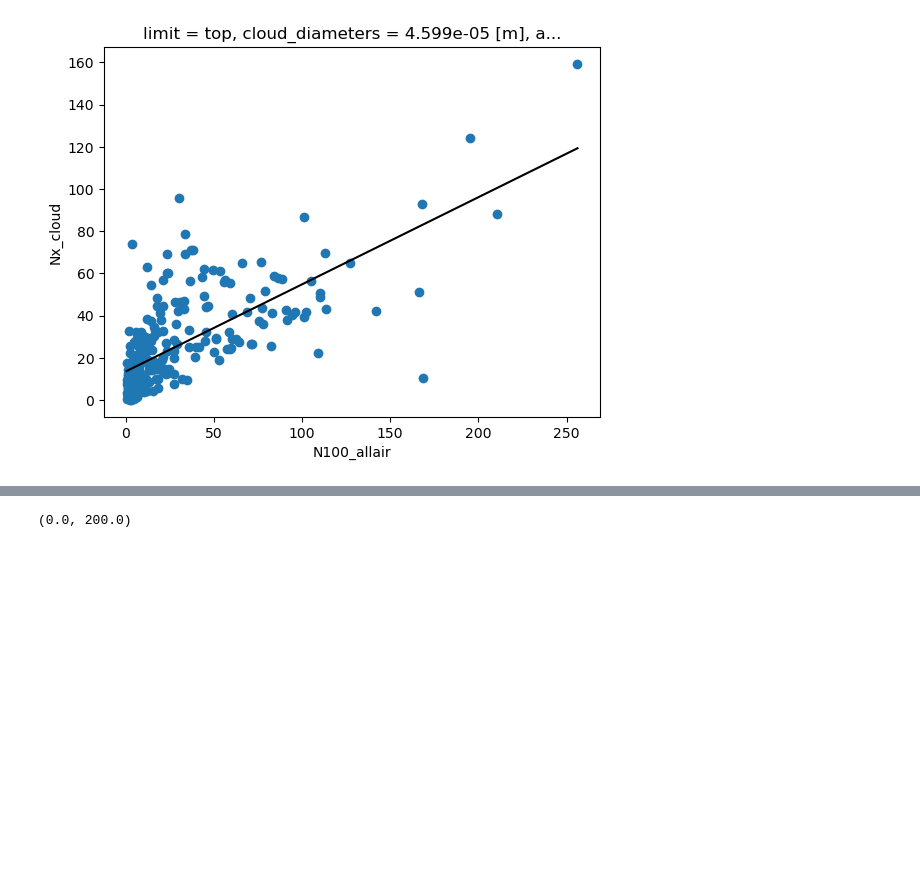
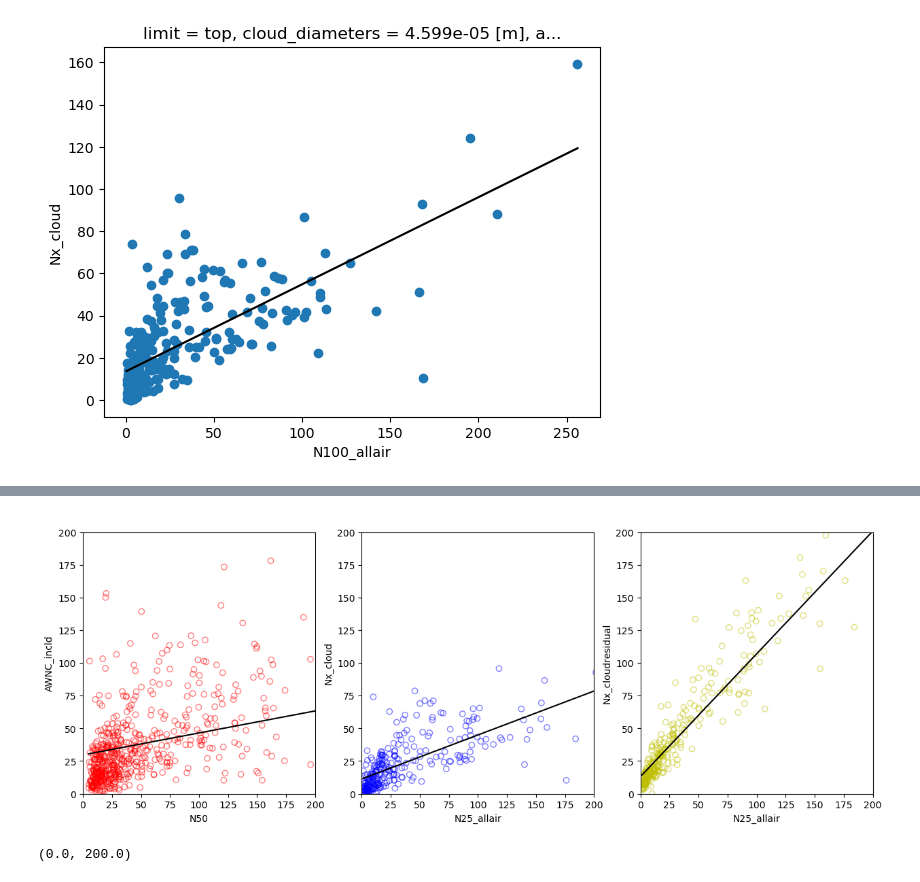
Before and after one commit to eScience-course/-Tjaernoe2022-group1, a Jupyter notebook: notebooks/Ingvild/NorESMatZeppelin.ipynb, the cells around one changed output, grey strips where cells are left out. Cells and saved outputs as stored; diff of their text form; code cells hidden in the pictures; blank space fills up the shorter version.

```diff
--- a/notebooks/Ingvild/NorESMatZeppelin.ipynb
+++ b/notebooks/Ingvild/NorESMatZeppelin.ipynb
@@ -487,6 +511,7 @@ N50_allair=compute_Nx_ebas_cleaned(data1_cl_mask,x=50e-9, var_diam = 'aerosol_di
 
 N100_allair_daily = N100_allair.resample(time='D').mean()
 N50_allair_daily = N50_allair.resample(time='D').mean()
+N25_allair_daily = N50_allair.resample(time='D').mean()
 Nx_cloud_daily = Nx_cloud.resample(time='D').mean()
 Nx_cloudresidual_daily = Nx_cloudresidual.resample(time='D').mean()
 ds_daily = ds.resample(time='D').mean()
@@ -495,3 +520,11 @@ ds_daily = ds.resample(time='D').mean()
 
 N100_daily = xr.merge([Nx_cloud_daily.rename('Nx_cloud'), N100_allair_daily.rename('N100_allair'), Nx_cloudresidual_daily.rename('Nx_cloudresidual')])
 N50_daily = xr.merge([Nx_cloud_daily.rename('Nx_cloud'), N50_allair_daily.rename('N50_allair'), Nx_cloudresidual_daily.rename('Nx_cloudresidual')])
+N25_daily = xr.merge([Nx_cloud_daily.rename('Nx_cloud'), N25_allair_daily.rename('N25_allair'), Nx_cloudresidual_daily.rename('Nx_cloudresidual')])
+
+#Extracting time series common for obs and model: 2015-11-27 - 2018-01-02
+
+N100_daily.sel(time=slice('2015-11-27','2018-01-02'))
+N50_daily.sel(time=slice('2015-11-27','2018-01-02'))
+N25_daily.sel(time=slice('2015-11-27','2018-01-02'))
+ds_daily.sel(time=slice('2015-11-27','2018-01-02'))
@@ -580,3 +737,40 @@ for ax in axs:
+# %%
+fig, axs = plt.subplots(1,3, figsize=(15,5))
+
+#-------------------------------------------------------------------
+ds_nonan.plot.scatter('N50', 'AWNC_incld', alpha=.5, edgecolor='r',facecolor='None', marker='o', ax = axs[0])
+
+z0 = np.polyfit(ds_nonan['N50'], ds_nonan['AWNC_incld'],1)
+p0 = np.poly1d(z0)
+x0=np.linspace(ds_nonan['N50'].min(), ds_nonan['N50'].max())
+axs[0].plot(x0, p0(x0), c='k')
+
+#-------------------------------------------------------------------
+N25_daily_nonan.plot.scatter('N25_allair', 'Nx_cloud', alpha=.5, edgecolor='b',facecolor='None', marker='o', ax=axs[1])
+
+z1 = np.polyfit(N25_daily_nonan['N25_allair'], N25_daily_nonan['Nx_cloud'],1)
+p1 = np.poly1d(z1)
+x1=np.linspace(N25_daily_nonan['N25_allair'].min(), N25_daily_nonan['N25_allair'].max())
+axs[1].plot(x1, p1(x1), c='k')
+
+
+#-----------------------------------------------------------------------
+N25_daily_nonan.plot.scatter('N25_allair', 'Nx_cloudresidual', alpha=.5, edgecolor='y',facecolor='None', marker='o', ax=axs[2])
+
+z2 = np.polyfit(N25_daily_nonan['N25_allair'], N25_daily_nonan['Nx_cloudresidual'],1)
+p2 = np.poly1d(z2)
+x2=np.linspace(N25_daily_nonan['N25_allair'].min(), N25_daily_nonan['N25_allair'].max())
+axs[2].plot(x2, p2(x2), c='k')
+
+
+
+
+for ax in axs:
+    ax.set_xlim([0,200])
+    ax.set_ylim([0,200])
+    ax.set_title(' ')
+# %% [output]
+[figure, added]
 # %%
 ds_daily.isel(lev=-1).sel(location='Zeppelin').plot.scatter('N50', 'AWNC_incld', alpha=.5, edgecolor='r',facecolor='None', marker='o')
 
```
Also changed, not shown: parts of 15 cells of this notebook.
